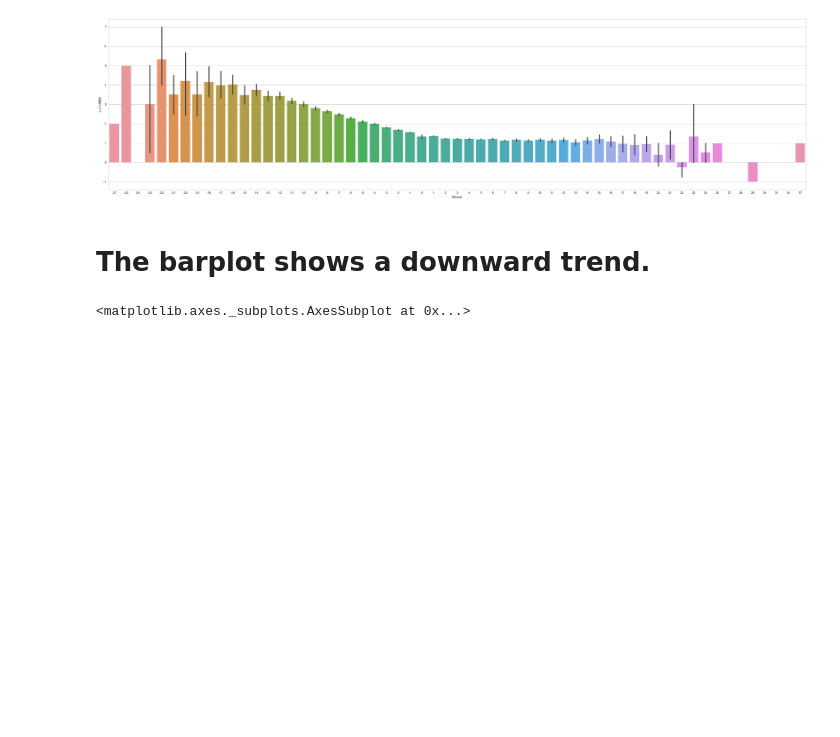
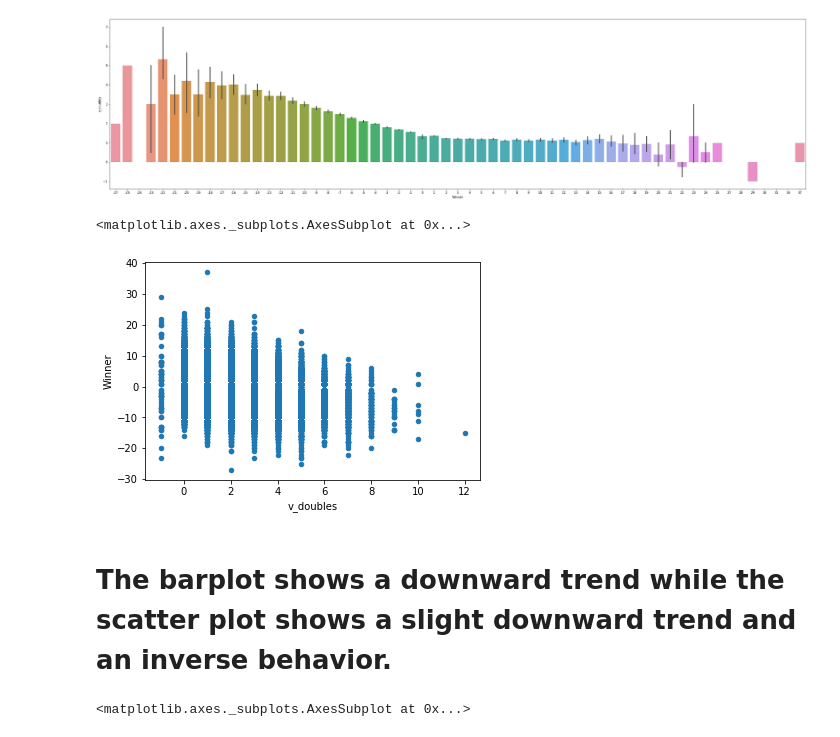
Before and after one commit to georgetown-analytics/MLB, a Jupyter notebook: Capstone project (December 11, 2021).ipynb, the cells around one changed output. Saved outputs shown, nothing was run; the diff lists cells and outputs as text; code cells hidden in the pictures; blank space fills up the shorter version.

```diff
--- a/Capstone project (December 11, 2021).ipynb
+++ b/Capstone project (December 11, 2021).ipynb
@@ -176,8 +204,13 @@ sns.barplot(x = 'Winner', y = 'v_doubles', data = res)
 # %% [output]
 <matplotlib.axes._subplots.AxesSubplot at 0x...>
 [figure]
+# %%
+res.plot.scatter(x = 'v_doubles', y = 'Winner')
+# %% [output]
+<matplotlib.axes._subplots.AxesSubplot at 0x...>
+[figure, added]
 # %% [markdown]
-# The barplot shows a downward trend.
+# The barplot shows a downward trend while the scatter plot shows a slight downward trend and an inverse behavior.
 # %%
 # v_triples vs Winner
 plt.figure(figsize=(40,10))
```
Also changed, not shown: parts of 48 cells of this notebook.
